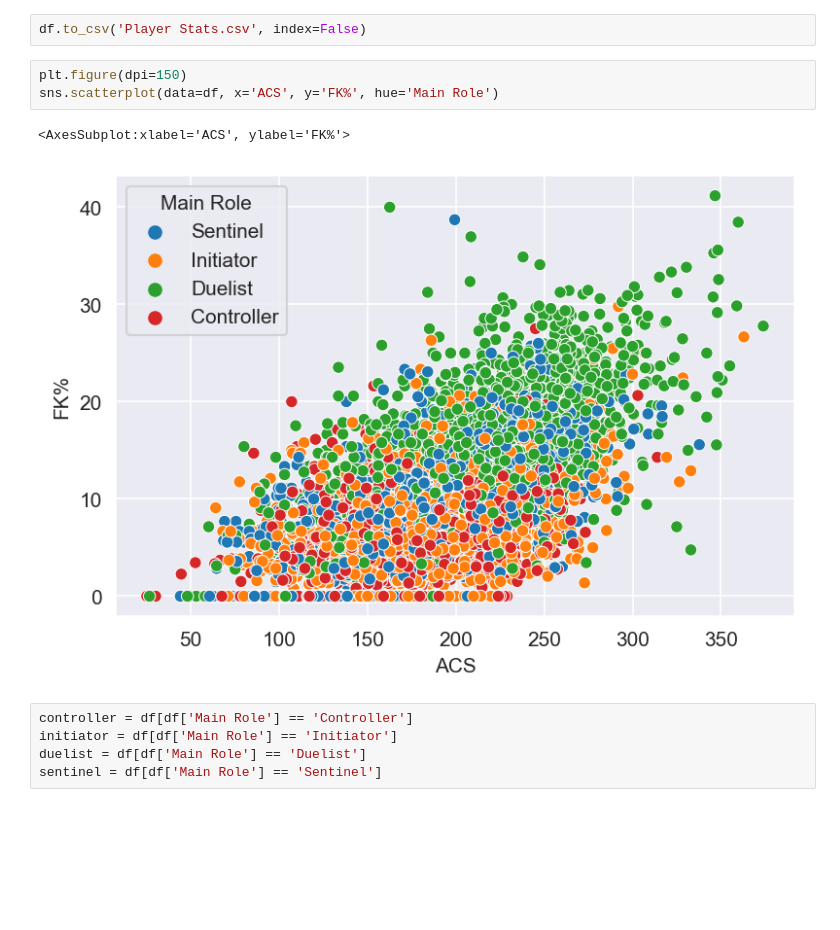
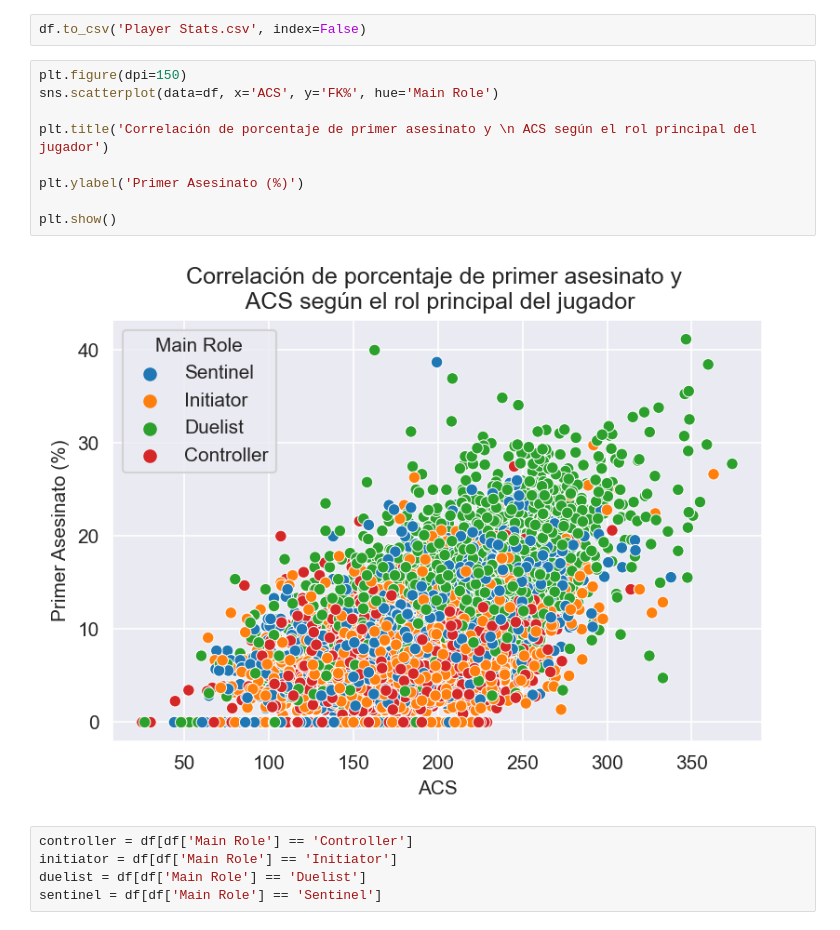
Before and after one commit to SantiagoPlana/Valorant, a Jupyter notebook: Valorant.ipynb, the cells around one changed output. Drawn from its saved outputs; the diff is of its cells as text; blank space fills up the shorter version.

```diff
--- a/Valorant.ipynb
+++ b/Valorant.ipynb
@@ -668,9 +661,14 @@ df.to_csv('Player Stats.csv', index=False)
 # %%
 plt.figure(dpi=150)
 sns.scatterplot(data=df, x='ACS', y='FK%', hue='Main Role')
+
+plt.title('Correlación de porcentaje de primer asesinato y \n ACS según el rol principal del jugador')
+
+plt.ylabel('Primer Asesinato (%)')
+
+plt.show()
 # %% [output]
-<AxesSubplot:xlabel='ACS', ylabel='FK%'>
-[figure, old version]
+[figure, new version]
 # %%
 controller = df[df['Main Role'] == 'Controller']
 initiator = df[df['Main Role'] == 'Initiator']
```
Also changed, not shown: parts of 13 cells of this notebook.
